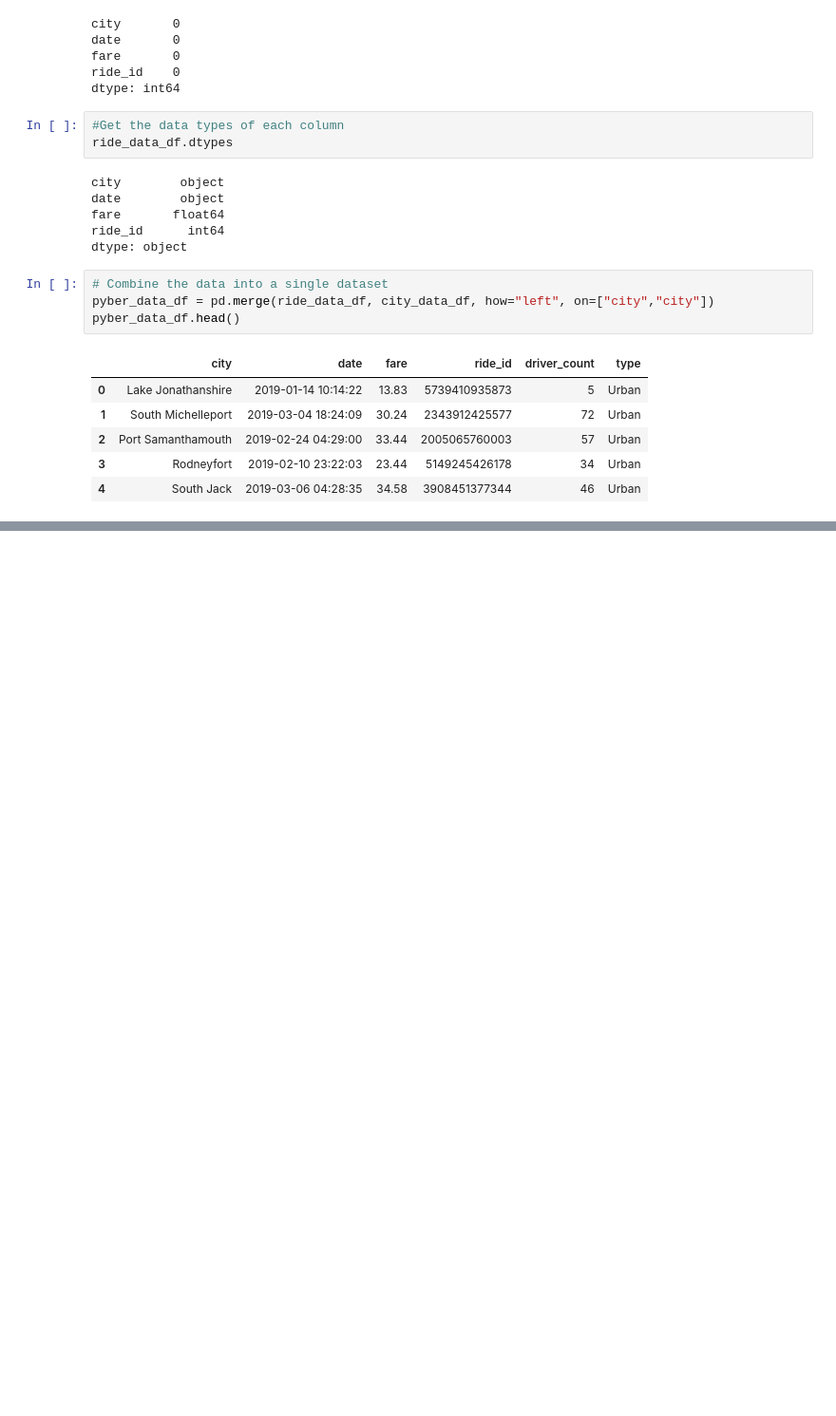
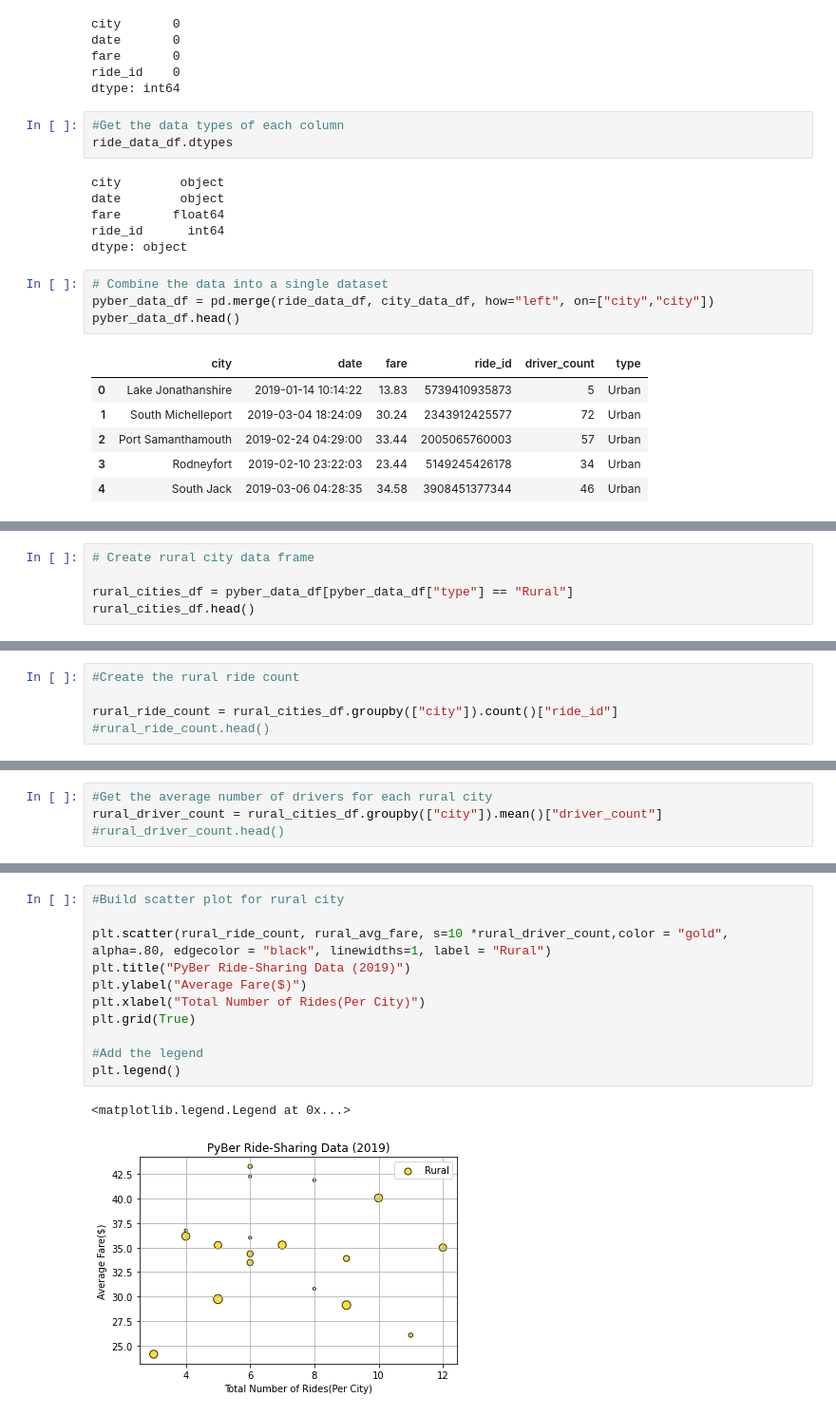
Before and after one commit to Cthompsonlbi/PyBer_Analysis_practice, a Jupyter notebook: PyBer.ipynb, the cells around one changed output, grey strips where cells are left out. Shown: that part at 95% size. Drawn from its saved outputs; the diff is of its cells as text; blank space fills up the shorter version.

```diff
--- a/PyBer.ipynb
+++ b/PyBer.ipynb
@@ -126,0 +149,5 @@ pyber_data_df.head()
+# %%
+# Create rural city data frame
+
+rural_cities_df = pyber_data_df[pyber_data_df["type"] == "Rural"]
+rural_cities_df.head()
@@ -126,0 +185,5 @@ pyber_data_df.head()
+# %%
+#Create the rural ride count
+
+rural_ride_count = rural_cities_df.groupby(["city"]).count()["ride_id"]
+#rural_ride_count.head()
@@ -126,0 +249,4 @@ pyber_data_df.head()
+# %%
+#Get the average number of drivers for each rural city
+rural_driver_count = rural_cities_df.groupby(["city"]).mean()["driver_count"]
+#rural_driver_count.head()
@@ -126,0 +289,14 @@ pyber_data_df.head()
+# %%
+#Build scatter plot for rural city
+
+plt.scatter(rural_ride_count, rural_avg_fare, s=10 *rural_driver_count,color = "gold", alpha=.80, edgecolor = "black", linewidths=1, label = "Rural")
+plt.title("PyBer Ride-Sharing Data (2019)")
+plt.ylabel("Average Fare($)")
+plt.xlabel("Total Number of Rides(Per City)")
+plt.grid(True)
+
+#Add the legend
+plt.legend()
+# %% [output]
+<matplotlib.legend.Legend at 0x...>
+[figure, added]
```
Also changed, not shown: parts of 14 cells of this notebook, 1 other file.
